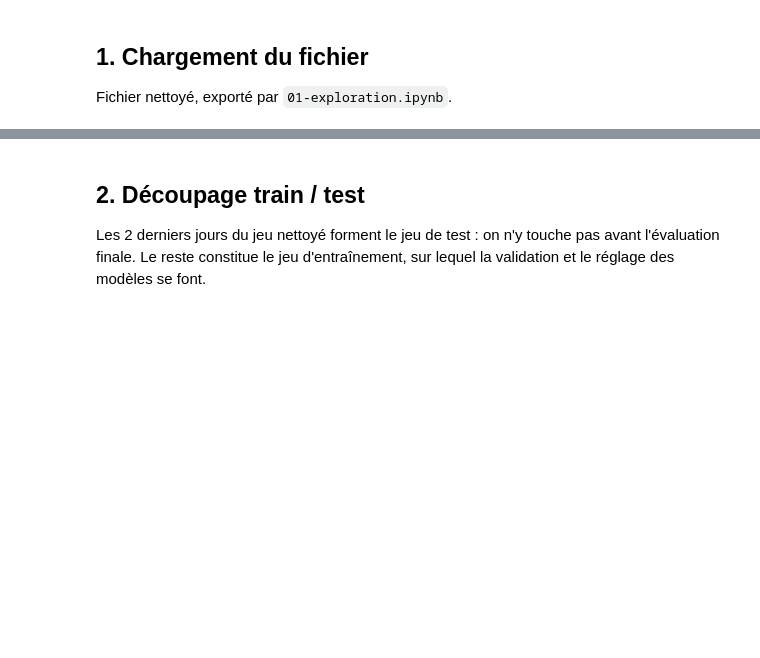
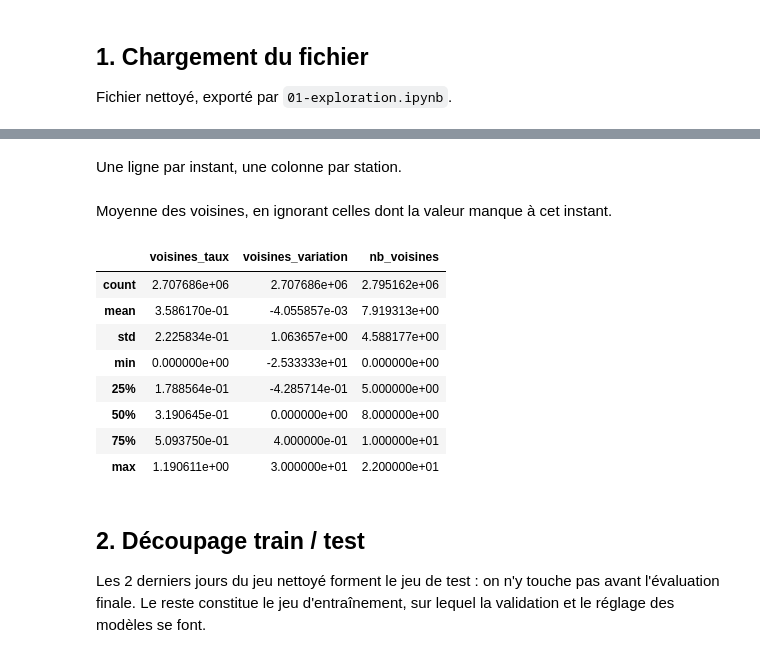
Before and after one commit to PorcherLeo/ProjetDataScience, a Jupyter notebook: 02-modelisation.ipynb, the cells around one changed output, grey strips where cells are left out. Drawn from its saved outputs; the diff is of its cells as text; code cells hidden in the pictures; blank space fills up the shorter version.

```diff
--- a/02-modelisation.ipynb
+++ b/02-modelisation.ipynb
@@ -28,0 +67,5 @@ df.head()
+# %%
+voisines = distance_m <= 500
+np.fill_diagonal(voisines, False)  # une station n'est pas sa propre voisine
+nb_voisines = pd.Series(voisines.sum(axis=1), index=stations.index, name="nb_voisines")
+nb_voisines.describe()
@@ -29,3 +82,37 @@ df.head()
+# %% [markdown]
+Une ligne par instant, une colonne par station.
+# %%
+taux = df.pivot(index="horodatage", columns="station_code", values="taux_remplissage")[stations.index]
+variation = df.pivot(index="horodatage", columns="station_code", values="delta_t30")[stations.index]
+# %% [markdown]
+Moyenne des voisines, en ignorant celles dont la valeur manque à cet instant.
+# %%
+def moyenne_voisines(tableau):
+    valeurs = tableau.to_numpy(dtype=float)
+    presentes = (~np.isnan(valeurs)).astype(float)
+    somme = np.where(presentes, valeurs, 0) @ voisines.T.astype(float)
+    nombre = presentes @ voisines.T.astype(float)
+    with np.errstate(invalid="ignore", divide="ignore"):
+        moyenne = somme / nombre
+    return pd.DataFrame(moyenne, index=tableau.index, columns=tableau.columns)
+# %%
+voisines_taux = moyenne_voisines(taux).stack().rename("voisines_taux")
+voisines_variation = moyenne_voisines(variation).stack().rename("voisines_variation")
+# %%
+df = df.merge(voisines_taux.reset_index(), on=["horodatage", "station_code"], how="left")
+df = df.merge(voisines_variation.reset_index(), on=["horodatage", "station_code"], how="left")
+df = df.merge(nb_voisines.reset_index(), on="station_code", how="left")
+df[["voisines_taux", "voisines_variation", "nb_voisines"]].describe()
+# %% [output]
+|  | voisines_taux | voisines_variation | nb_voisines |
+| count | 2.707686e+06 | 2.707686e+06 | 2.795162e+06 |
+| mean | 3.586170e-01 | -4.055857e-03 | 7.919313e+00 |
+| std | 2.225834e-01 | 1.063657e+00 | 4.588177e+00 |
+| min | 0.000000e+00 | -2.533333e+01 | 0.000000e+00 |
+| 25% | 1.788564e-01 | -4.285714e-01 | 5.000000e+00 |
+| 50% | 3.190645e-01 | 0.000000e+00 | 8.000000e+00 |
+| 75% | 5.093750e-01 | 4.000000e-01 | 1.000000e+01 |
+| max | 1.190611e+00 | 3.000000e+01 | 2.200000e+01 |
 # %% [markdown]
 ## 2. Découpage train / test
 
```
Also changed, not shown: parts of 84 cells of this notebook, 1 other file.
